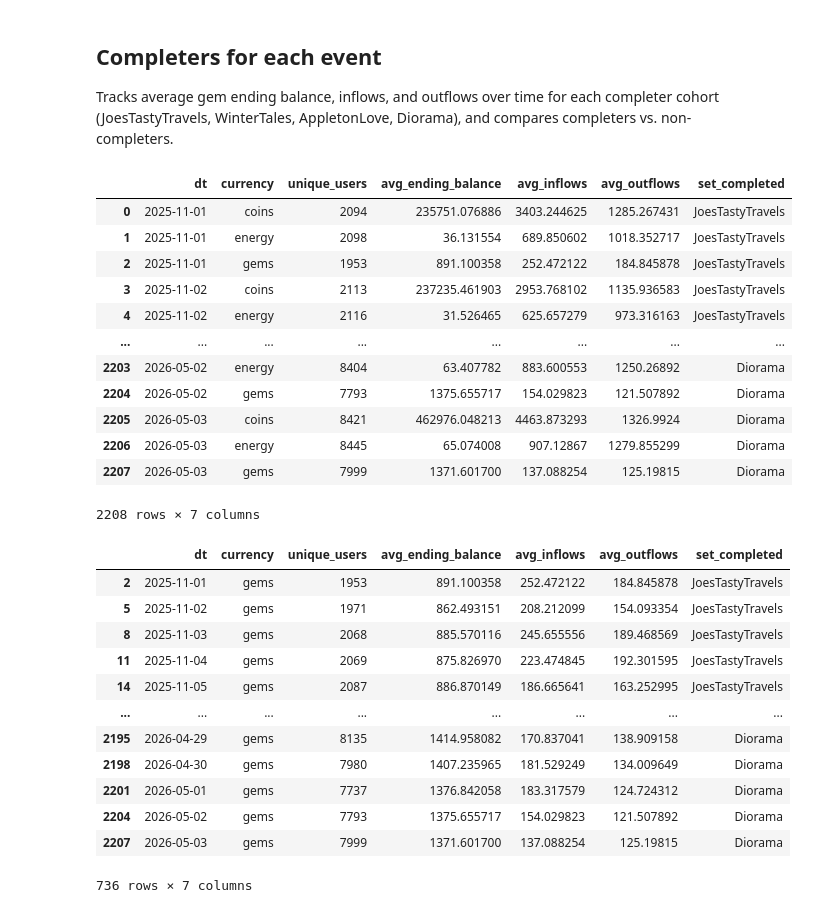
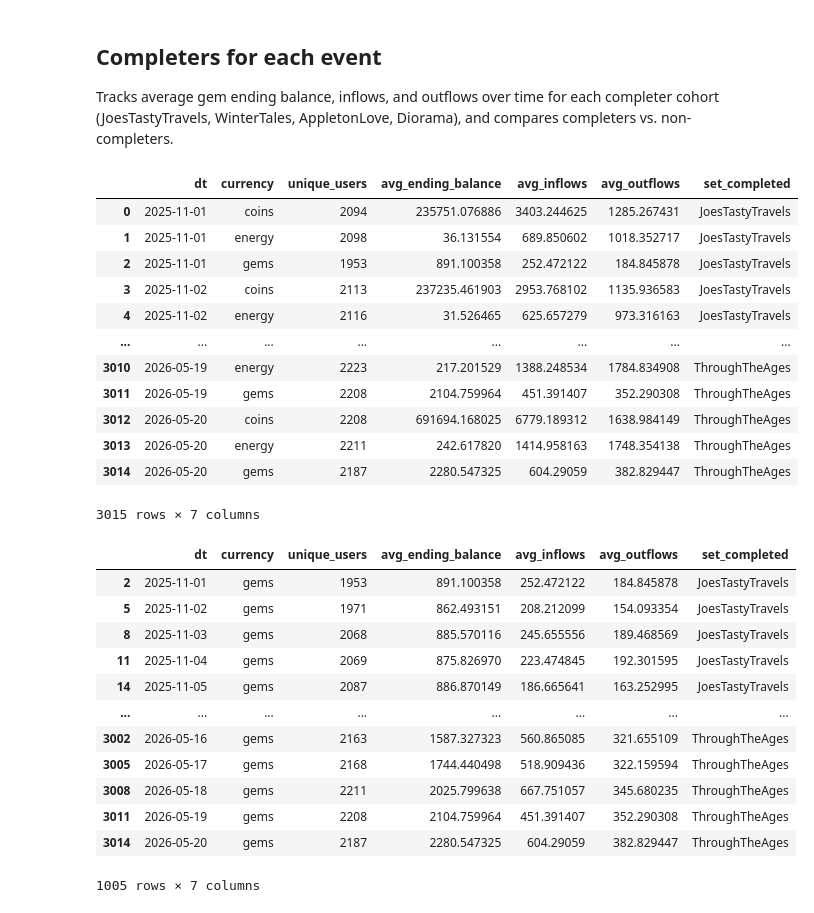
Before and after one commit to ivanaguilar-trailmix/testrepo, a Jupyter notebook: prestige/prestige.ipynb, the cells around one changed output. Cells and saved outputs as stored; diff of their text form; code cells hidden in the pictures.

```diff
--- a/prestige/prestige.ipynb
+++ b/prestige/prestige.ipynb
@@ -162,8 +162,7 @@ Estimated query cost: $2.65
 # %%
-refresh_flag = False
+refresh_flag = True
 data_econ = pd.DataFrame()
 if refresh_flag:
-
     data_econ = bqc.get(query='./sql/economyflow.sql', is_path=True, query_parameters=parameters)
     data_econ.to_pickle('./data/economyflow.pkl')
 else:
@@ -1893,7 +1891,7 @@ events = custom_order
 user_sets = [users_completer_JoesTastyTravels, users_completer_WinterTales, users_completer_AppletonLove, users_completer_Diorama, users_completer_ThroughTheAges]
 #user_sets = [users_near_completer_JoesTastyTravels, users_near_completer_WinterTales, users_near_completer_AppletonLove, users_near_completer_Diorama, users_near_completer_ThroughTheAges]
 user_set_names = ['JoesTastyTravels', 'WinterTales', 'AppletonLove', 'Diorama', 'ThroughTheAges']
-filter_mask = ['JoesTastyTravels', 'WinterTales', 'AppletonLove', 'Diorama']
+filter_mask = ['JoesTastyTravels', 'WinterTales', 'AppletonLove', 'Diorama','ThroughTheAges']
 results_completers_list = []
 results_non_completers_list = []
 
@@ -1911,39 +1909,39 @@ for set, set_name in zip(user_sets, user_set_names):
 
     econ_non_completers_data = data_econ[~data_econ['user_id'].isin(set)]
 
     econ_non_completers_aggregated = econ_non_completers_data.groupby(['dt','currency']).agg(
         unique_users=('user_id', 'nunique'),
         avg_ending_balance=('balance_end', 'mean'),
         avg_inflows=('n_economy_inflow', 'mean'),
         avg_outflows=('n_economy_outflow', 'mean'),
     ).reset_index()
 
     econ_non_completers_aggregated['set_completed'] = set_name
 
     results_completers_list.append(econ_completers_aggregated)
     results_non_completers_list.append(econ_non_completers_aggregated)
 
 econ_completers_all_events = pd.concat(results_completers_list, ignore_index=True)
 econ_non_completers_all_events = pd.concat(results_non_completers_list, ignore_index=True)
 
 econ_completers_all_events = econ_completers_all_events[econ_completers_all_events['set_completed'].isin(filter_mask)]
 econ_non_completers_all_events = econ_non_completers_all_events[econ_non_completers_all_events['set_completed'].isin(filter_mask)]
 
 econ_completers_all_events
 # %% [output]
 |  | dt | currency | unique_users | avg_ending_balance | avg_inflows | avg_outflows | set_completed |
 | 0 | 2025-11-01 | coins | 2094 | 235751.076886 | 3403.244625 | 1285.267431 | JoesTastyTravels |
 | 1 | 2025-11-01 | energy | 2098 | 36.131554 | 689.850602 | 1018.352717 | JoesTastyTravels |
 | 2 | 2025-11-01 | gems | 1953 | 891.100358 | 252.472122 | 184.845878 | JoesTastyTravels |
 | 3 | 2025-11-02 | coins | 2113 | 237235.461903 | 2953.768102 | 1135.936583 | JoesTastyTravels |
 | 4 | 2025-11-02 | energy | 2116 | 31.526465 | 625.657279 | 973.316163 | JoesTastyTravels |
 | ... | ... | ... | ... | ... | ... | ... | ... |
-| 2203 | 2026-05-02 | energy | 8404 | 63.407782 | 883.600553 | 1250.26892 | Diorama |
-| 2204 | 2026-05-02 | gems | 7793 | 1375.655717 | 154.029823 | 121.507892 | Diorama |
-| 2205 | 2026-05-03 | coins | 8421 | 462976.048213 | 4463.873293 | 1326.9924 | Diorama |
-| 2206 | 2026-05-03 | energy | 8445 | 65.074008 | 907.12867 | 1279.855299 | Diorama |
-| 2207 | 2026-05-03 | gems | 7999 | 1371.601700 | 137.088254 | 125.19815 | Diorama |
+| 3010 | 2026-05-19 | energy | 2223 | 217.201529 | 1388.248534 | 1784.834908 | ThroughTheAges |
+| 3011 | 2026-05-19 | gems | 2208 | 2104.759964 | 451.391407 | 352.290308 | ThroughTheAges |
+| 3012 | 2026-05-20 | coins | 2208 | 691694.168025 | 6779.189312 | 1638.984149 | ThroughTheAges |
+| 3013 | 2026-05-20 | energy | 2211 | 242.617820 | 1414.958163 | 1748.354138 | ThroughTheAges |
+| 3014 | 2026-05-20 | gems | 2187 | 2280.547325 | 604.29059 | 382.829447 | ThroughTheAges |
-2208 rows × 7 columns
+3015 rows × 7 columns
 # %%
 # hide-output
 econ_completers_energy_agg = econ_completers_all_events[econ_completers_all_events['currency'] == 'energy']
@@ -1965,12 +1963,12 @@ econ_completers_gems_agg
 | 11 | 2025-11-04 | gems | 2069 | 875.826970 | 223.474845 | 192.301595 | JoesTastyTravels |
 | 14 | 2025-11-05 | gems | 2087 | 886.870149 | 186.665641 | 163.252995 | JoesTastyTravels |
 | ... | ... | ... | ... | ... | ... | ... | ... |
-| 2195 | 2026-04-29 | gems | 8135 | 1414.958082 | 170.837041 | 138.909158 | Diorama |
-| 2198 | 2026-04-30 | gems | 7980 | 1407.235965 | 181.529249 | 134.009649 | Diorama |
-| 2201 | 2026-05-01 | gems | 7737 | 1376.842058 | 183.317579 | 124.724312 | Diorama |
-| 2204 | 2026-05-02 | gems | 7793 | 1375.655717 | 154.029823 | 121.507892 | Diorama |
-| 2207 | 2026-05-03 | gems | 7999 | 1371.601700 | 137.088254 | 125.19815 | Diorama |
+| 3002 | 2026-05-16 | gems | 2163 | 1587.327323 | 560.865085 | 321.655109 | ThroughTheAges |
+| 3005 | 2026-05-17 | gems | 2168 | 1744.440498 | 518.909436 | 322.159594 | ThroughTheAges |
+| 3008 | 2026-05-18 | gems | 2211 | 2025.799638 | 667.751057 | 345.680235 | ThroughTheAges |
+| 3011 | 2026-05-19 | gems | 2208 | 2104.759964 | 451.391407 | 352.290308 | ThroughTheAges |
+| 3014 | 2026-05-20 | gems | 2187 | 2280.547325 | 604.29059 | 382.829447 | ThroughTheAges |
-736 rows × 7 columns
+1005 rows × 7 columns
 # %%
 fig = px.line(econ_completers_gems_agg,
               x='dt',
```
Also changed, not shown: parts of 30 cells of this notebook, 46 other files.
